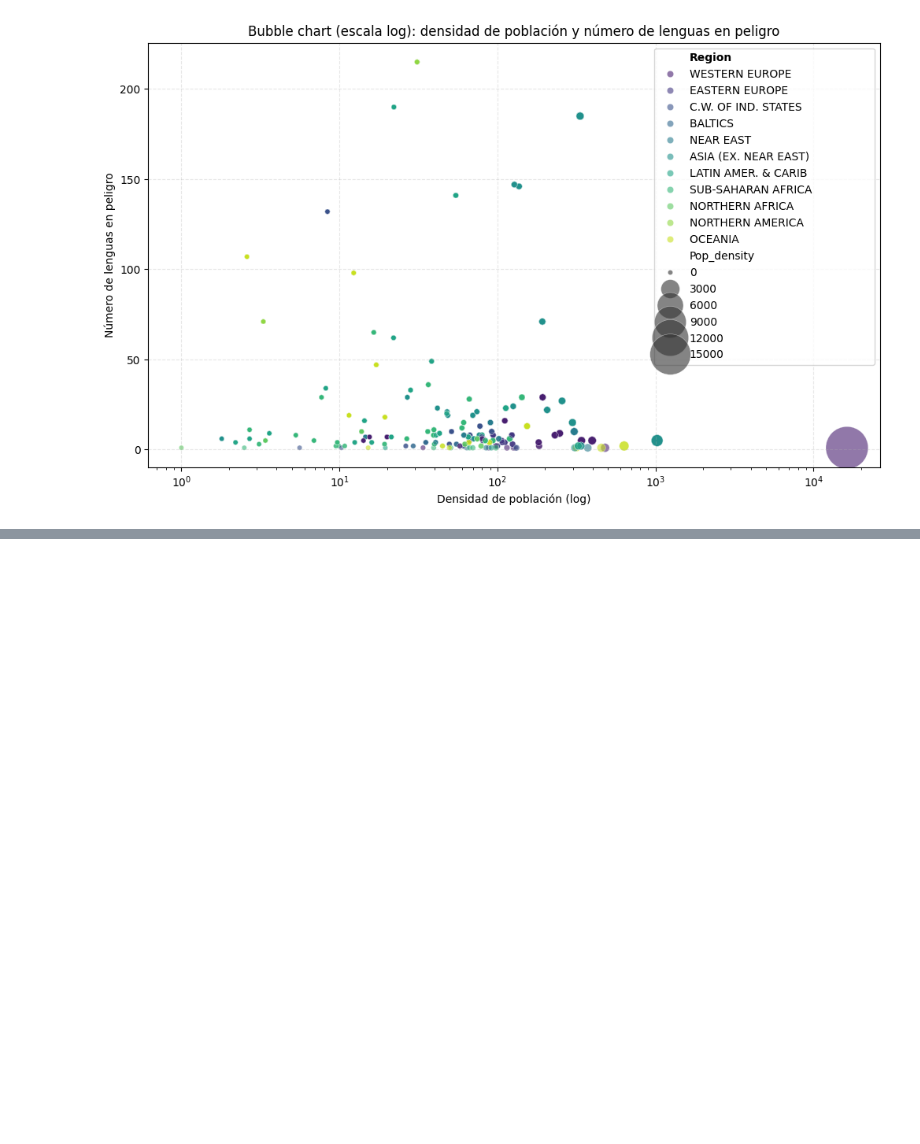
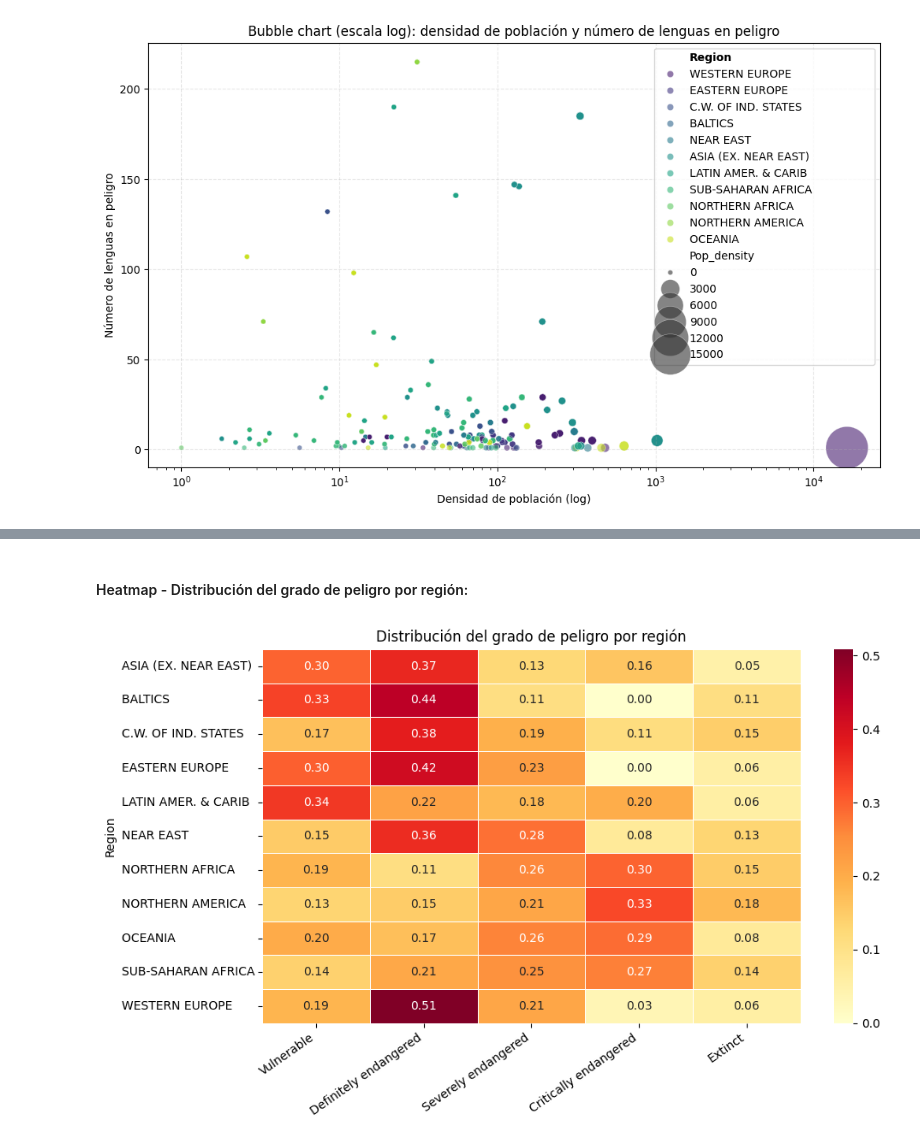
Before and after one commit to mrguezrodriguez/EDA_endangered_languages, a Jupyter notebook: main.ipynb, the cells around one changed output, grey strips where cells are left out. Cells and saved outputs as stored; diff of their text form; code cells hidden in the pictures; blank space fills up the shorter version.

Commit message:
feat: add H1 and H5 statistical analysis and visualizations

```diff
--- a/main.ipynb
+++ b/main.ipynb
@@ -679,0 +688,19 @@ plt.show()
+# %%
+tabla_contingencia = pd.crosstab(df["Region"],
+                                 df["endangerment_score"])
+
+
+tabla_contingencia.columns = [
+    "Vulnerable",
+    "Definitely endangered",
+    "Severely endangered",
+    "Critically endangered",
+    "Extinct"
+]
+
+tabla_norm = tabla_contingencia.div(
+    tabla_contingencia.sum(axis=1),
+    axis=0
+)
+
+tabla_norm
@@ -679,0 +721,33 @@ plt.show()
+# %% [markdown]
+#### Heatmap - Distribución del grado de peligro por región:
+# %%
+plt.figure(figsize=(10,6))
+
+ax = sns.heatmap(
+    tabla_norm,
+    annot=True,
+    fmt=".2f",
+    cmap="YlOrRd",
+    linewidths=.5
+)
+
+ax.set_yticklabels(
+    ax.get_yticklabels(),
+    rotation=0,
+    ha="left"
+)
+
+ax.tick_params(axis='y', pad=115)
+
+plt.xticks(rotation=35, ha="right")
+
+plt.title("Distribución del grado de peligro por región")
+
+
+plt.tight_layout()
+plt.savefig("src/img/H1-heatmap.png",
+            dpi=300,
+            bbox_inches="tight")
+plt.show()
+# %% [output]
+[figure, added]
```
Also changed, not shown: parts of 22 cells of this notebook, 10 other files.
